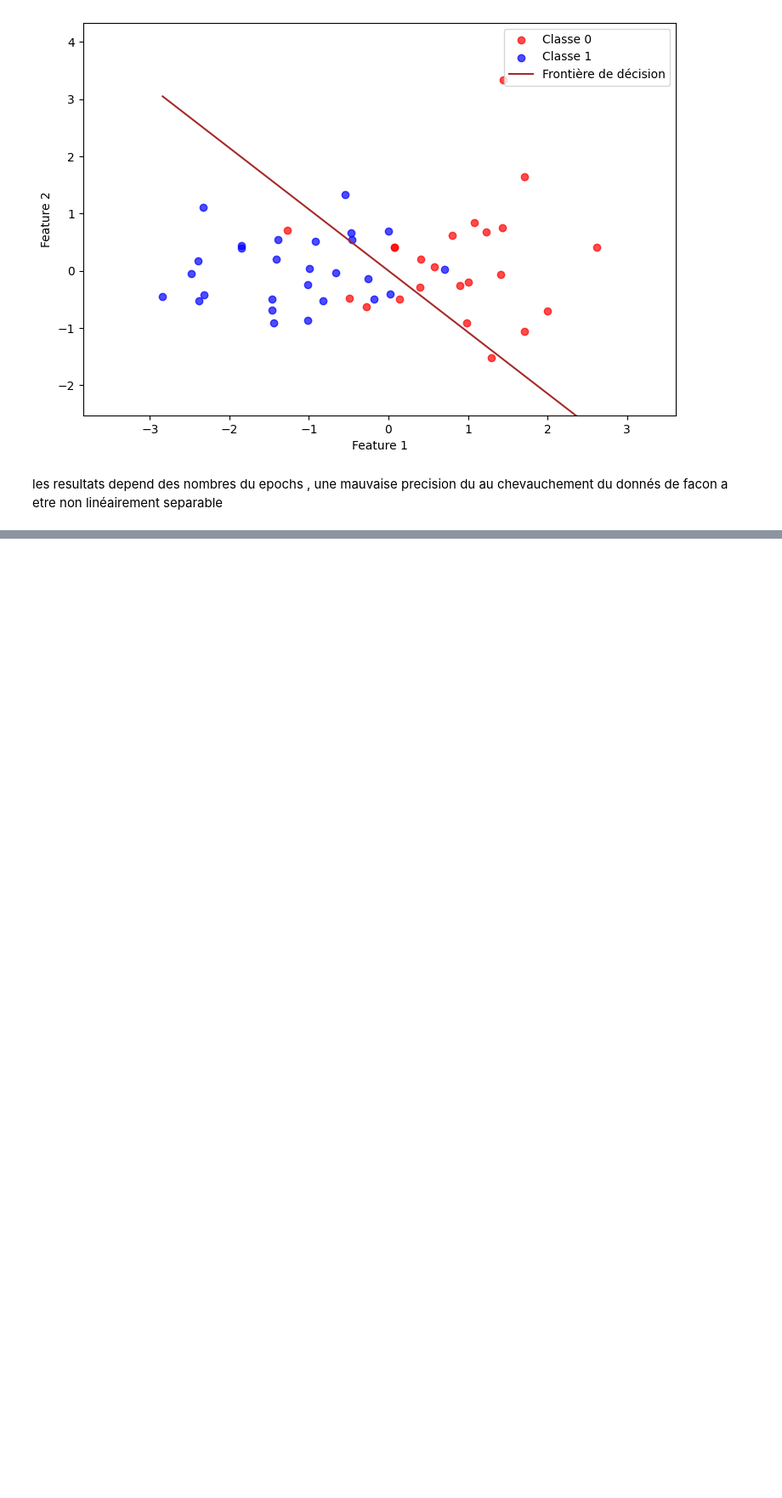
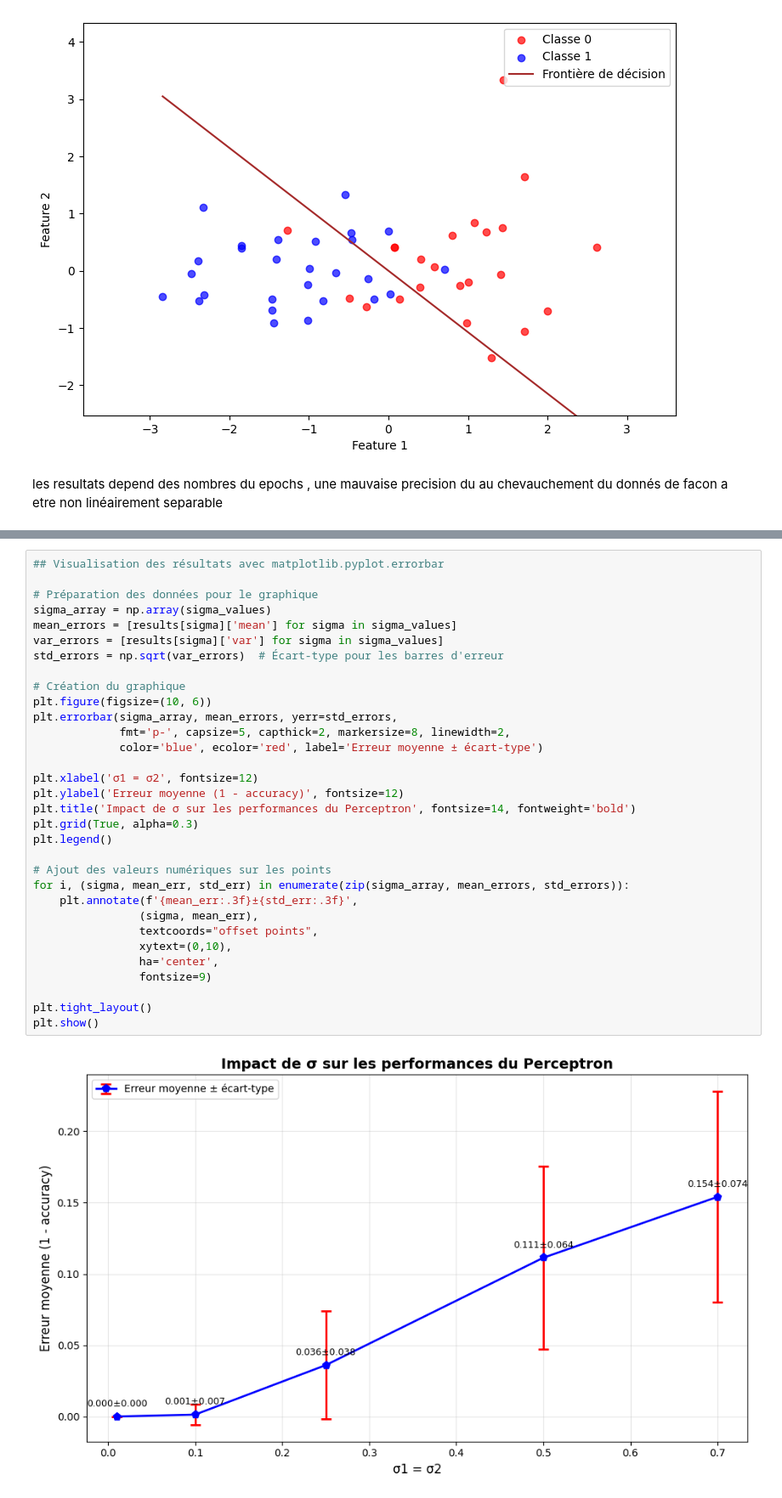
Before and after one commit to MuYing-11/Deep-Learning, a Jupyter notebook: Lab1/perceptron.ipynb, the cells around one changed output, grey strips where cells are left out. Shown at 85% size. Drawn from its saved outputs; the diff is of its cells as text; blank space fills up the shorter version.

```diff
--- a/Lab1/perceptron.ipynb
+++ b/Lab1/perceptron.ipynb
@@ -322,0 +385,34 @@ les resultats depend des nombres du epochs  , une mauvaise precision du au cheva
+# %%
+## Visualisation des résultats avec matplotlib.pyplot.errorbar
+
+# Préparation des données pour le graphique
+sigma_array = np.array(sigma_values)
+mean_errors = [results[sigma]['mean'] for sigma in sigma_values]
+var_errors = [results[sigma]['var'] for sigma in sigma_values]
+std_errors = np.sqrt(var_errors)  # Écart-type pour les barres d'erreur
+
+# Création du graphique
+plt.figure(figsize=(10, 6))
+plt.errorbar(sigma_array, mean_errors, yerr=std_errors,
+             fmt='p-', capsize=5, capthick=2, markersize=8, linewidth=2,
+             color='blue', ecolor='red', label='Erreur moyenne ± écart-type')
+
+plt.xlabel('σ1 = σ2', fontsize=12)
+plt.ylabel('Erreur moyenne (1 - accuracy)', fontsize=12)
+plt.title('Impact de σ sur les performances du Perceptron', fontsize=14, fontweight='bold')
+plt.grid(True, alpha=0.3)
+plt.legend()
+
+# Ajout des valeurs numériques sur les points
+for i, (sigma, mean_err, std_err) in enumerate(zip(sigma_array, mean_errors, std_errors)):
+    plt.annotate(f'{mean_err:.3f}±{std_err:.3f}',
+                (sigma, mean_err),
+                textcoords="offset points",
+                xytext=(0,10),
+                ha='center',
+                fontsize=9)
+
+plt.tight_layout()
+plt.show()
+# %% [output]
+[figure, added]
```
Also changed, not shown: parts of 5 cells of this notebook.
